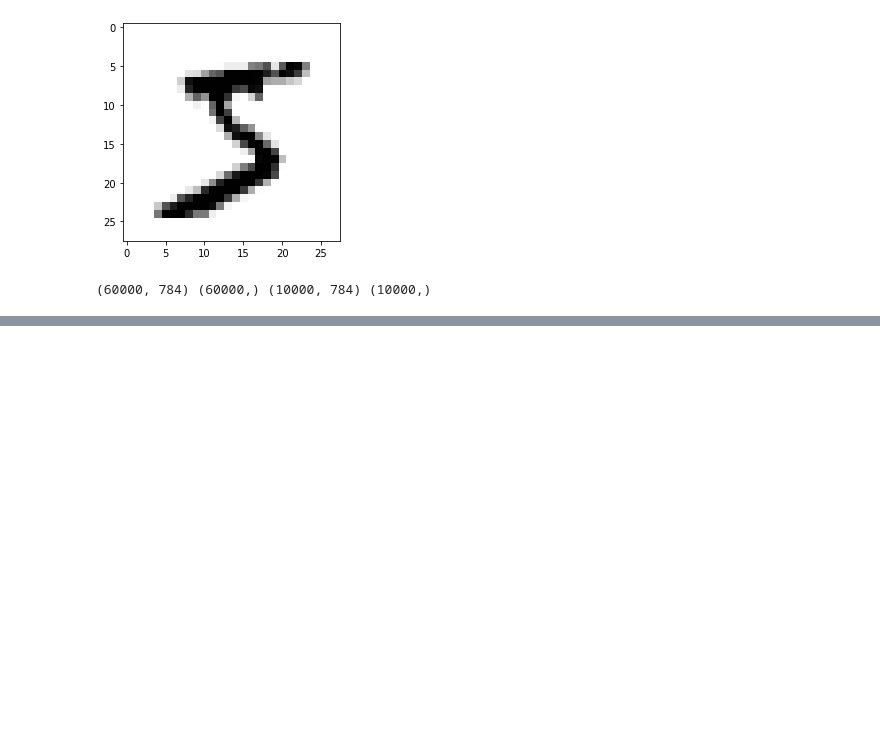
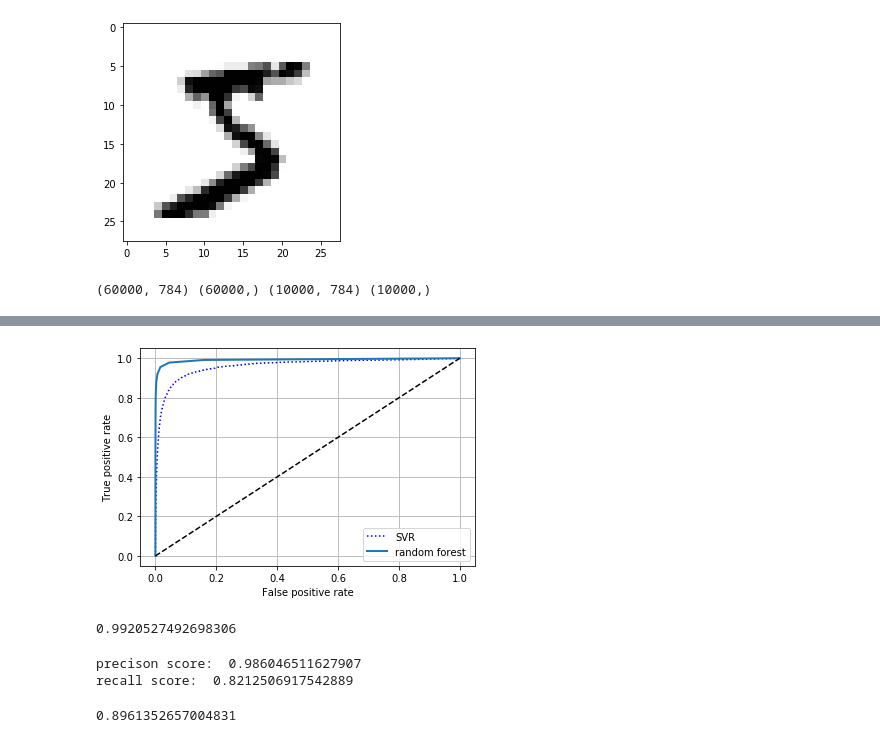
Before and after one commit to deepankar5/code_from_hands_on_machine_learning, a Jupyter notebook: classification_problem.ipynb, the cells around one changed output, grey strips where cells are left out. Cells and saved outputs as stored; diff of their text form; code cells hidden in the pictures; blank space fills up the shorter version.

```diff
--- a/classification_problem.ipynb
+++ b/classification_problem.ipynb
@@ -31,0 +175,6 @@ from sklearn.linear_model import SCGClassifier
+# %%
+from sklearn.ensemble import RandomForestClassifier
+
+ran_for_cal = RandomForestClassifier(random_state = 42)
+ran_for_cal.fit(X_train, y_train_5)
+y_predect_forest = cross_val_predict(ran_for_cal,X_train, y_train_5, cv=3, method = 'predict_proba')
@@ -31,0 +186,24 @@ from sklearn.linear_model import SCGClassifier
+# %%
+fpr_forest, tpr_forest, thesolds_forest = roc_curve(y_train_5, y_score_forest)
+# %%
+plt.plot(fpr,tpr,'b:', label = 'SVR')
+plot_roc_curve(fpr_forest, tpr_forest, thresolds, 'random forest')
+plt.legend(loc="lower right")
+plt.show()
+# %% [output]
+[figure, added]
+# %%
+roc_auc_score(y_train_5, y_score_forest)
+# %% [output]
+0.9920527492698306
+# %%
+y_predict_forest = cross_val_predict(ran_for_cal, X_train, y_train_5, cv=3)
+print('precison score: ',precision_score(y_train_5, y_predict_forest))
+print('recall score: ', recall_score(y_train_5, y_predict_forest))
+# %% [output]
+precison score:  0.986046511627907
+recall score:  0.8212506917542889
+# %%
+f1_score(y_train_5, y_predict_forest)
+# %% [output]
+0.8961352657004831
```
Also changed, not shown: parts of 25 cells of this notebook.
